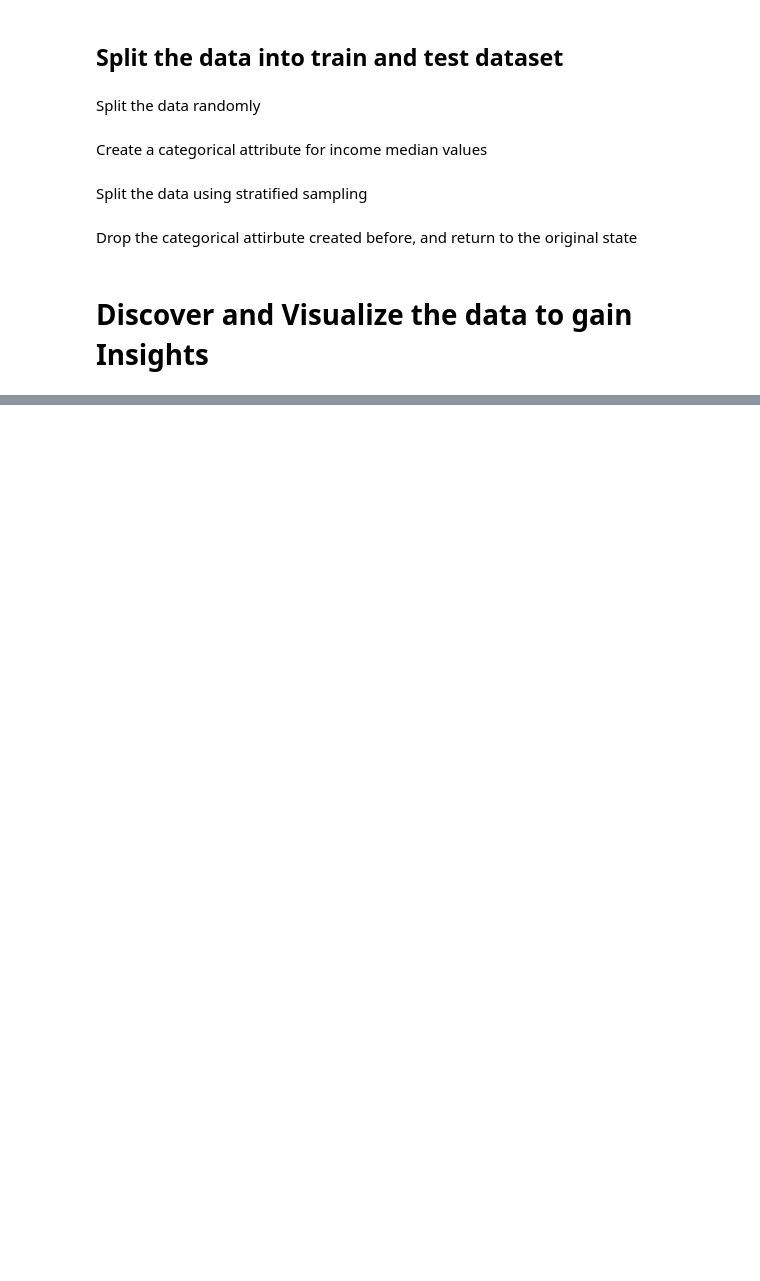
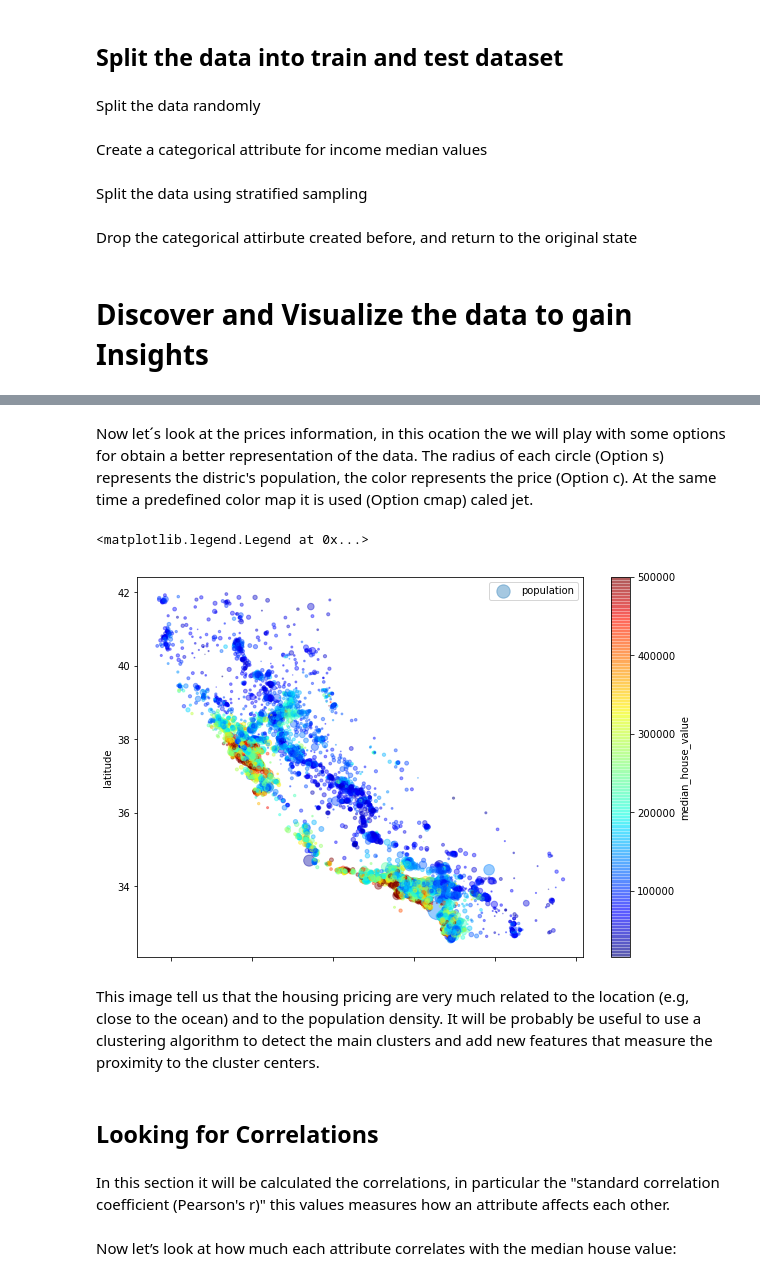
Before and after one commit to rllantigua/Hans_on_ML_Book, a Jupyter notebook: Cap_2/Cap_2.ipynb, the cells around one changed output, grey strips where cells are left out. Saved outputs shown, nothing was run; the diff lists cells and outputs as text; code cells hidden in the pictures; blank space fills up the shorter version.

```diff
--- a/Cap_2/Cap_2.ipynb
+++ b/Cap_2/Cap_2.ipynb
@@ -127,0 +141,17 @@ for set_ in (strat_train_set, strat_test_set):
+# %% [markdown]
+Now let´s look at the prices information, in this ocation the we will play with some options for obtain a better representation of the data. The radius of each circle (Option s) represents the distric's population, the color represents the price (Option c). At the same time a predefined color map it is used (Option cmap) caled jet.
+# %%
+housing.plot(kind="scatter", x="longitude", y="latitude", alpha=0.4,
+    s=housing["population"]/100, label="population", figsize=(10,7),
+    c="median_house_value", cmap=plt.get_cmap("jet"), colorbar=True,
+)
+plt.legend()
+# %% [output]
+<matplotlib.legend.Legend at 0x...>
+[figure, added]
+# %% [markdown]
+This image tell us that the housing pricing are very much related to the location (e.g, close to the ocean) and to the population density. It will be probably be useful to use a clustering algorithm to detect the main clusters and add new features that measure the proximity to the cluster centers.
+# %% [markdown]
+## Looking for Correlations
+# %% [markdown]
+In this section it will be calculated the correlations, in particular the "standard correlation coefficient (Pearson's r)" this values measures how an attribute affects each other.
@@ -127,0 +161,2 @@ for set_ in (strat_train_set, strat_test_set):
+# %% [markdown]
+Now let’s look at how much each attribute correlates with the median house value:
```
Also changed, not shown: parts of 68 cells of this notebook.
